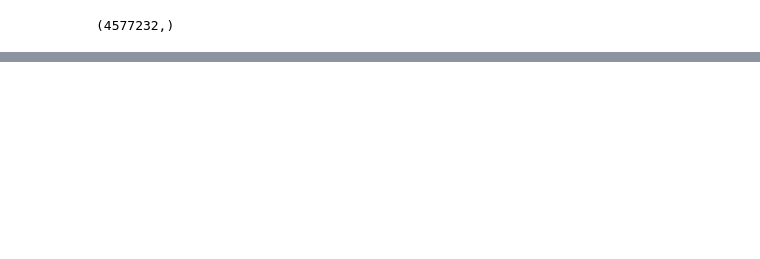
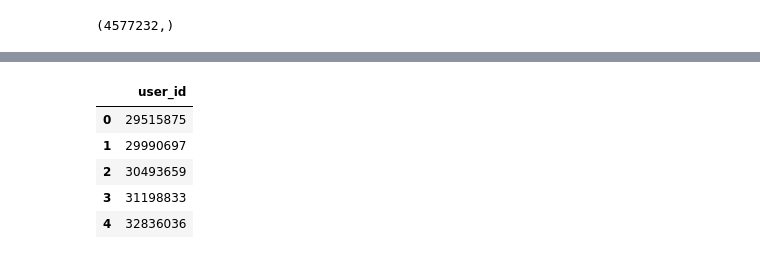
Before and after one commit to nataliachoszczyk/E-CommerceBigDataSystem, a Jupyter notebook: preprocessing.ipynb, the cells around one changed output, grey strips where cells are left out. Saved outputs shown, nothing was run; the diff lists cells and outputs as text; code cells hidden in the pictures; blank space fills up the shorter version.

```diff
--- a/preprocessing.ipynb
+++ b/preprocessing.ipynb
@@ -177,0 +207,10 @@ ValueError: Length of values (4577232) does not match length of index (1000000)
+# %%
+user_ids_extended = pd.read_csv("data/user_ids_extended.csv")
+user_ids_extended.head()
+# %% [output]
+|  | user_id |
+| 0 | 29515875 |
+| 1 | 29990697 |
+| 2 | 30493659 |
+| 3 | 31198833 |
+| 4 | 32836036 |
```
Also changed, not shown: parts of 10 cells of this notebook.
